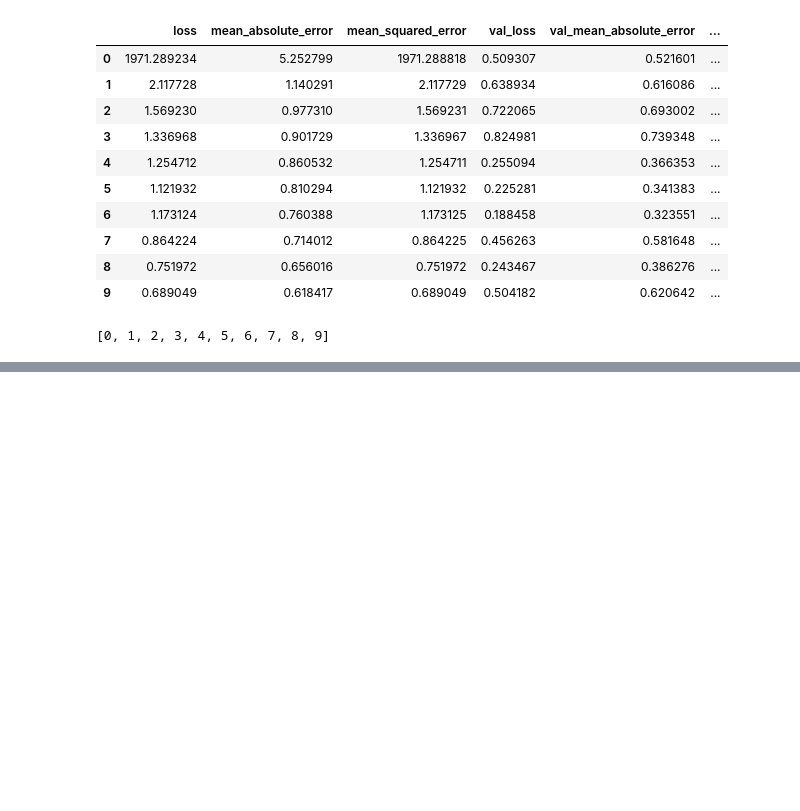
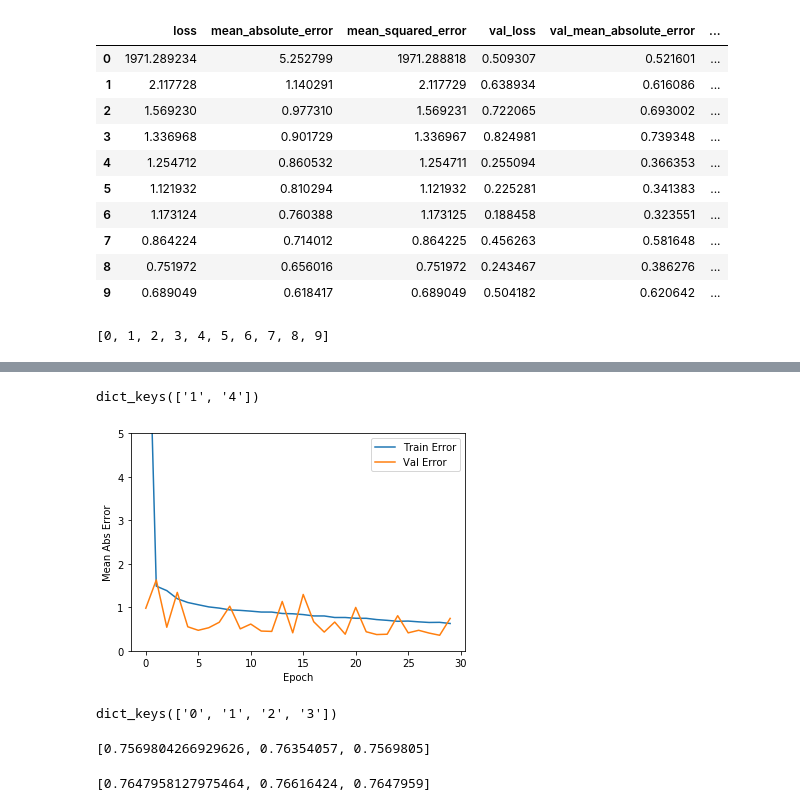
Before and after one commit to sutt/betapilot, a Jupyter notebook: books/build_tf_challenge_2.ipynb, the cells around one changed output, grey strips where cells are left out. Cells and saved outputs as stored; diff of their text form; code cells hidden in the pictures; blank space fills up the shorter version.

```diff
--- a/books/build_tf_challenge_2.ipynb
+++ b/books/build_tf_challenge_2.ipynb
@@ -520,0 +533,12 @@ Epoch 2/30
+# %%
+history5 = mb4.history.copy()
+# %%
+history5.keys()
+# %% [output]
+dict_keys(['1', '4'])
+# %%
+hist4 = history5['4']
+# %%
+mb4.plotHistory(hist4)
+# %% [output]
+[figure, added]
@@ -520,0 +547,4 @@ Epoch 2/30
+# %%
+models5.keys()
+# %% [output]
+dict_keys(['0', '1', '2', '3'])
@@ -520,0 +553,8 @@ Epoch 2/30
+# %%
+mb4.eval(med_model, x_train_norm, y_train_2)
+# %% [output]
+[0.7569804266929626, 0.76354057, 0.7569805]
+# %%
+mb4.eval(med_model, x_test_norm, y_test_2)
+# %% [output]
+[0.7647958127975464, 0.76616424, 0.7647959]
```
Also changed, not shown: parts of 27 cells of this notebook, 5 other files.
